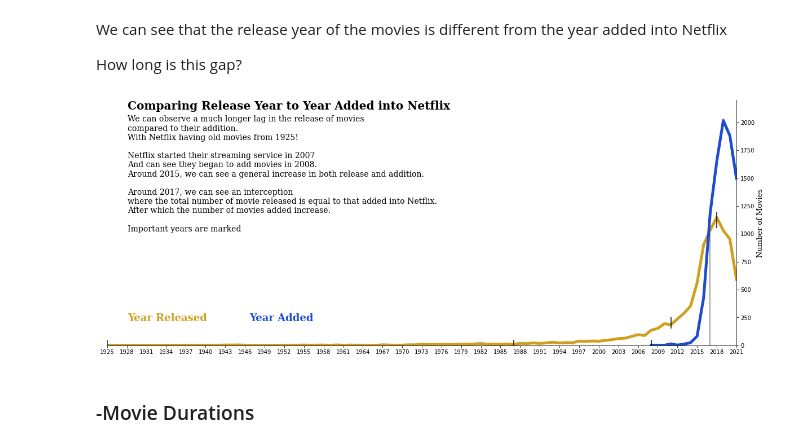
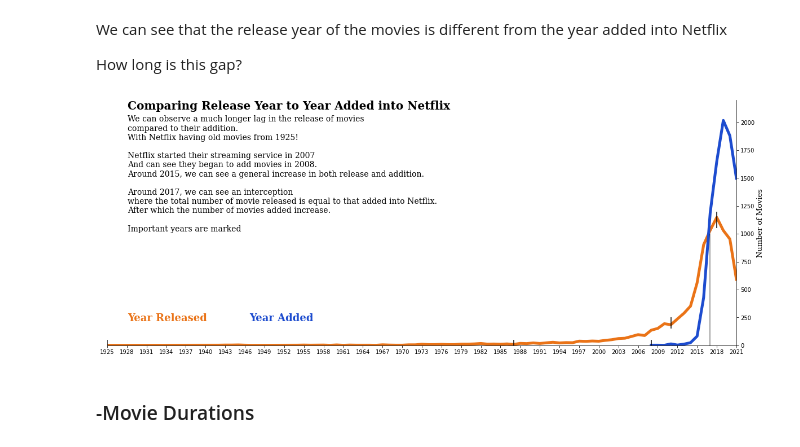
Before and after one commit to TheBlueZayn/Netflix-EDA, a Jupyter notebook: main.ipynb, the cells around one changed output. Saved outputs shown, nothing was run; the diff lists cells and outputs as text; code cells hidden in the pictures.

```diff
--- a/main.ipynb
+++ b/main.ipynb
@@ -650,7 +650,7 @@ y_add = df["year_added"].value_counts().sort_index()
 fig, ax = plt.subplots(figsize=(20,8))   # ["#1d4ccf", "#78A1BB"]
 
 
-ax.plot(y_rel, color="#CFA01D", label="Release Year", linewidth=5) #label="selected points")
+ax.plot(y_rel, color="#EA7317", label="Release Year", linewidth=5) #label="selected points")
 ax.plot(y_add, color="#1d4ccf", label="Date Added", linewidth=5)
 plt.xticks(np.arange(1925, 2022, 3))
 
@@ -662,35 +662,35 @@ plt.vlines(2018, ymin=1050, ymax=1200, color="k")
 
 plt.vlines(2017, ymin=0, ymax=1000, color="k", alpha=0.5)
 ax.yaxis.tick_right()
 ax.yaxis.set_label_position("right")
 
 plt.ylim(0, 2200)
 plt.xlim(1925, 2021)
 for s in ['top', 'left']:
     ax.spines[s].set_visible(False)
 
 ax.set_ylabel("Number of Movies", fontsize=13, fontfamily="serif")
 fig.text(0.15, 0.85, "Comparing Release Year to Year Added into Netflix", fontsize=20, fontfamily="serif", fontweight="semibold")
 fig.text(0.15, 0.42, """
 We can observe a much longer lag in the release of movies
 compared to their addition.
 With Netflix having old movies from 1925!
 
 Netflix started their streaming service in 2007
 And can see they began to add movies in 2008.
 Around 2015, we can see a general increase in both release and addition.
 
 Around 2017, we can see an interception
 where the total number of movie released is equal to that added into Netflix.
 After which the number of movies added increase.
 
 Important years are marked
 
 """, fontsize=14, fontfamily="serif")
 fig.text(0.3, 0.2, "Year Added", fontsize=18, fontweight="bold", fontfamily="serif", color="#1d4ccf")
-fig.text(0.15, 0.2, "Year Released", fontsize=18, fontweight="bold", fontfamily="serif", color="#CFA01D");
+fig.text(0.15, 0.2, "Year Released", fontsize=18, fontweight="bold", fontfamily="serif", color="#EA7317");
 # %% [output]
-[figure, old version]
+[figure, new version]
 # %% [markdown]
 ### -Movie Durations
 # %% [markdown]
```
Also changed, not shown: parts of 3 cells of this notebook.
